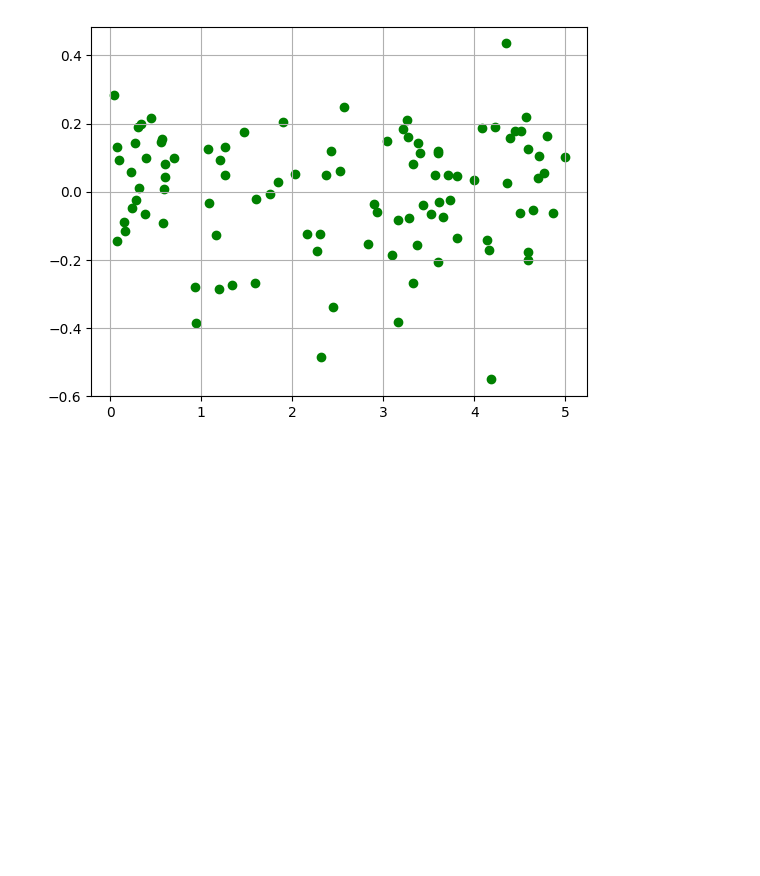
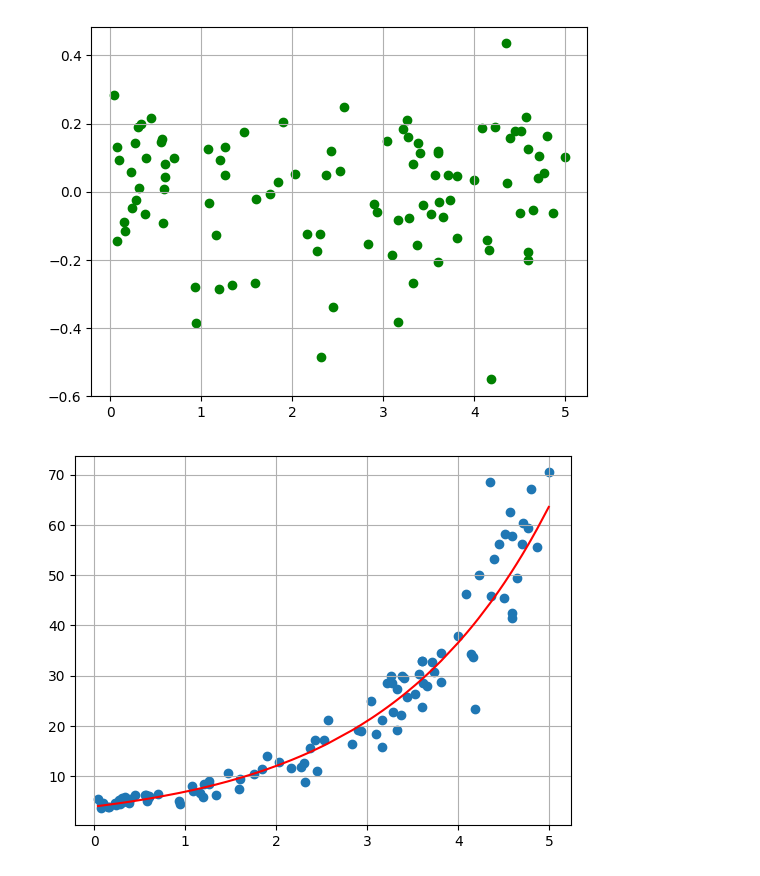
Before and after one commit to TeodorDimitriadis/szeregi_czasowe, a Jupyter notebook: lista1.ipynb, the cells around one changed output. Drawn from its saved outputs; the diff is of its cells as text; code cells hidden in the pictures; blank space fills up the shorter version.

```diff
--- a/lista1.ipynb
+++ b/lista1.ipynb
@@ -150,3 +150,12 @@ plt.show()
 1.37627927346706 0.5556406534649553
 [figure]
 [figure]
+# %%
+nowa_krzywa_regresji = np.exp(b0_mod + b1_mod * dane_zmod['X'])
+
+plt.scatter(dane_zmod['X'], dane_zmod['Y'])
+plt.plot(dane_zmod['X'], nowa_krzywa_regresji, color='red')
+plt.grid()
+plt.show()
+# %% [output]
+[figure, added]
```
